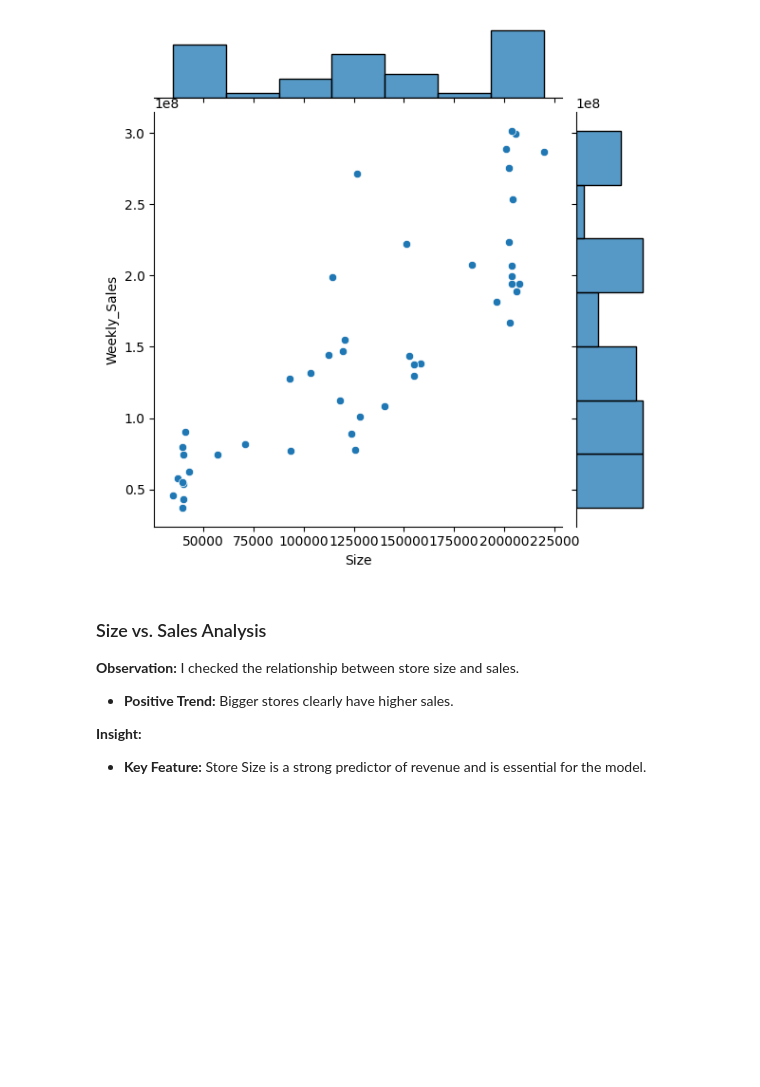
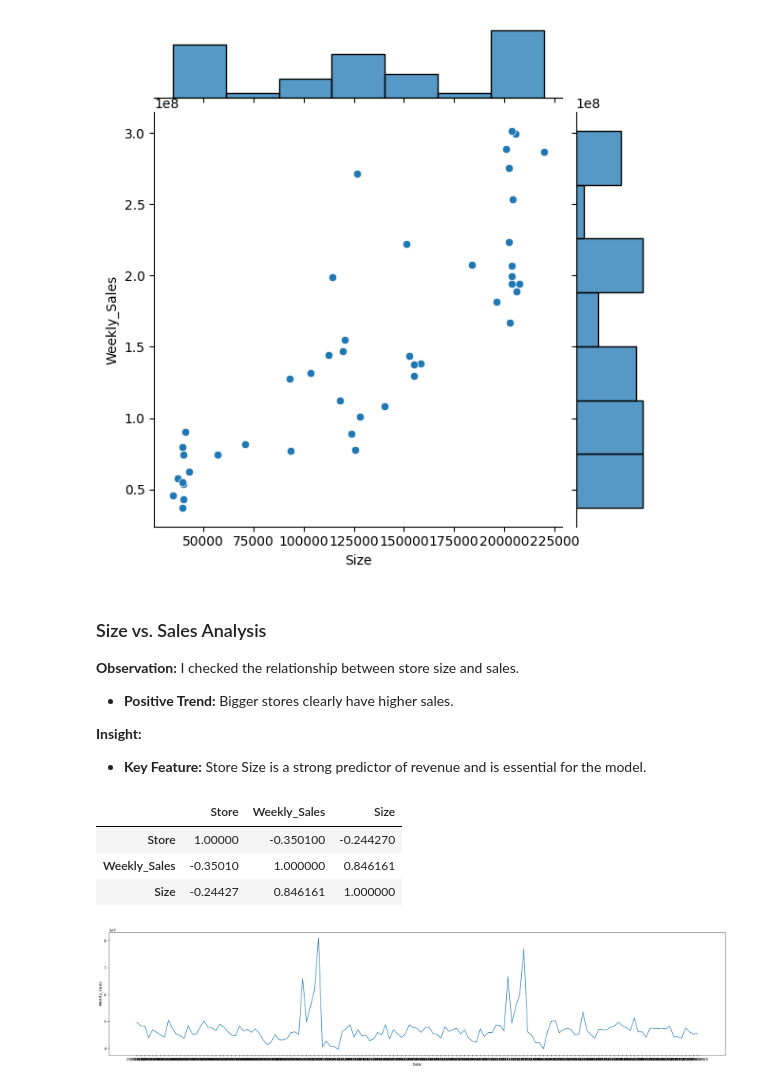
Before and after one commit to Ryo-11GRX/python-automation-lab, a Jupyter notebook: python-automation-lab/01_walmart_sales_analysis/analysis.ipynb, the cells around one changed output. Saved outputs shown, nothing was run; the diff lists cells and outputs as text; code cells hidden in the pictures; blank space fills up the shorter version.

Commit message:
Fix errors in correlation matrix and groupby plotting

```diff
--- a/python-automation-lab/01_walmart_sales_analysis/analysis.ipynb
+++ b/python-automation-lab/01_walmart_sales_analysis/analysis.ipynb
@@ -99,3 +99,18 @@ plt.show()
 **Insight:**
 
 * **Key Feature:** Store Size is a strong predictor of revenue and is essential for the model.
+# %%
+
+df_temp.corr(numeric_only=True)
+# %% [output]
+|  | Store | Weekly_Sales | Size |
+| Store | 1.00000 | -0.350100 | -0.244270 |
+| Weekly_Sales | -0.35010 | 1.000000 | 0.846161 |
+| Size | -0.24427 | 0.846161 | 1.000000 |
+# %%
+plt.figure(figsize=(30, 6))
+df_temp = df_train.groupby("Date").sum().reset_index()
+sns.lineplot(x="Date", y="Weekly_Sales", data=df_temp)
+plt.show()
+# %% [output]
+[figure, added]
```
Also changed, not shown: parts of 4 cells of this notebook.
